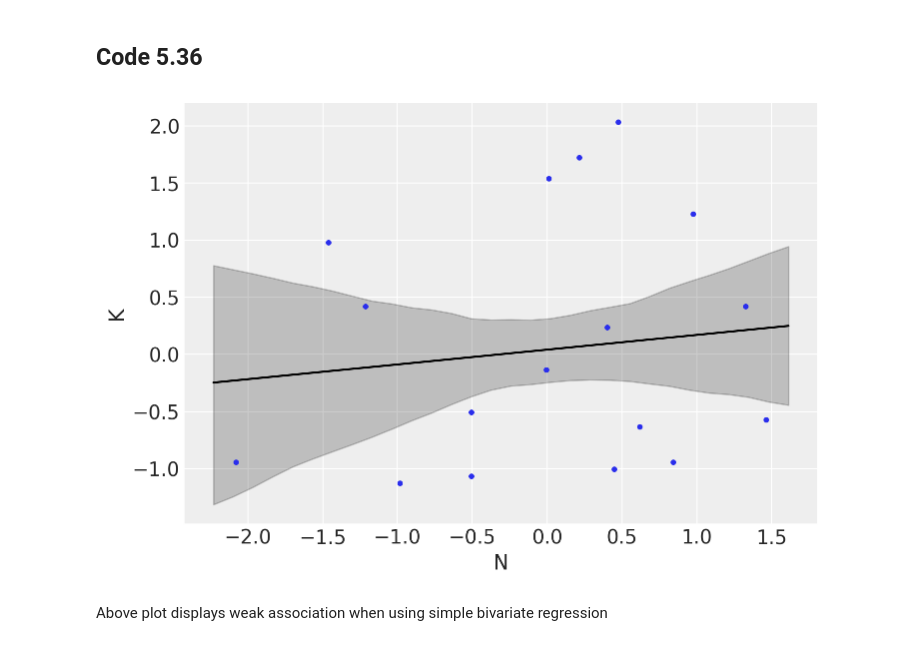
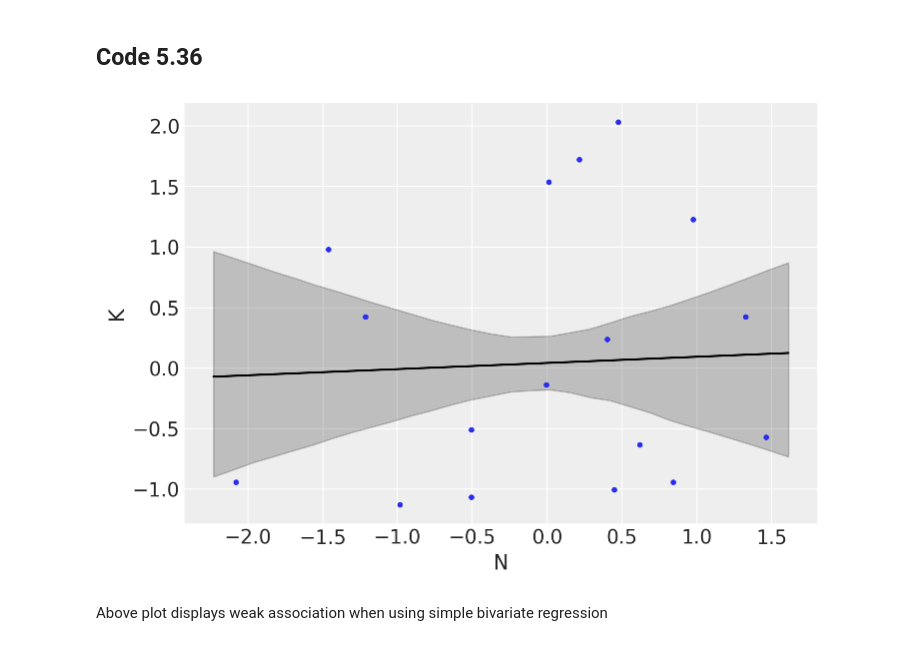
Before and after one commit to ksachdeva/rethinking-tensorflow-probability, a Jupyter notebook: notebooks/05_the_many_variables_and_the_spurious_waffles.ipynb, the cells around one changed output. Saved outputs shown, nothing was run; the diff lists cells and outputs as text; code cells hidden in the pictures.

```diff
--- a/notebooks/05_the_many_variables_and_the_spurious_waffles.ipynb
+++ b/notebooks/05_the_many_variables_and_the_spurious_waffles.ipynb
@@ -249,5 +249,7 @@ trace_5_1 = sample_posterior(
 Before we do posterior analysis let's check our priors
 # %%
 # Below we are using the value of A (median age)
-prior_pred_samples = model_5_1(np.array([-2,2])).sample(1000)
+A = np.array([-2,2])
+jdc_5_1_prior = model_5_1(A)
+prior_pred_samples = jdc_5_1_prior.sample(1000)
 # %%
@@ -595,0 +609,24 @@ D_PI = np.percentile(D_sim, q=(5.5, 94.5), axis=0)
+# %%
+sample_alpha = trace_5_3.posterior["alpha"].values[0]
+sample_betaA = trace_5_3.posterior["betaA"].values[0]
+sample_betaM = trace_5_3.posterior["betaM"].values[0]
+sample_sigma = trace_5_3.posterior["sigma"].values[0]
+
+ds, samples = jdc_5_3.sample_distributions(value=[
+    tf.cast(sample_alpha, dtype=tf.float32),
+    tf.cast(sample_betaA, dtype=tf.float32),
+    tf.cast(sample_betaM, dtype=tf.float32),
+    tf.cast(sample_sigma, dtype=tf.float32),
+    None
+])
+
+mu_pred = ds[-1].distribution.loc
+
+mu_mean = np.mean(mu_pred, 0)
+mu_PI = np.percentile(mu_pred, q=(5.5, 94.5), axis=0)
+
+# get the simulated D
+D_sim = samples[-1]
+D_PI = np.percentile(D_sim, q=(5.5, 94.5), axis=0)
+
+D_sim.shape
@@ -1004,19 +1047,30 @@ az.summary(trace_5_5, round_to=2, kind='stats', credible_interval=0.89)
 # %%
 xseq = np.linspace(start=dcc.N.min() - 0.15, stop=dcc.N.max() + 0.15, num=30)
 
-sample_alpha, sample_betaN, sample_sigma = [np.squeeze(v.values[0]) for v in trace_5_5.posterior.values()]
+sample_alpha =  trace_5_5.posterior["alpha"].values[0]
+sample_betaN =  trace_5_5.posterior["betaN"].values[0]
+sample_sigma =  trace_5_5.posterior["sigma"].values[0]
 
-mu_pred = np.array(list(map(lambda x : sample_alpha + sample_betaN *x, xseq))).T
+jdc_5_5_test = model_5_5(xseq)
+
+ds, samples = jdc_5_5_test.sample_distributions(value=[
+    tf.cast(sample_alpha, dtype=tf.float32),
+    tf.cast(sample_betaN, dtype=tf.float32),
+    tf.cast(sample_sigma, dtype=tf.float32),
+    None
+])
+
+mu_pred = ds[-1].distribution.loc
 
 # summarize samples across cases
 mu_mean = np.mean(mu_pred, 0)
 mu_PI = np.percentile(mu_pred, q=(5.5, 94.5), axis=0)
 
 az.plot_pair(dcc[["N", "K"]].to_dict(orient="list"))
 plt.plot(xseq, mu_mean, "k")
 plt.fill_between(xseq, mu_PI[0], mu_PI[1], color="k", alpha=0.2);
 # %% [output]
-[figure, old version]
+[figure, new version]
 # %% [markdown]
 Above plot displays weak association when using simple bivariate regression
 # %% [markdown]
```
Also changed, not shown: parts of 40 cells of this notebook, 10 other files.
